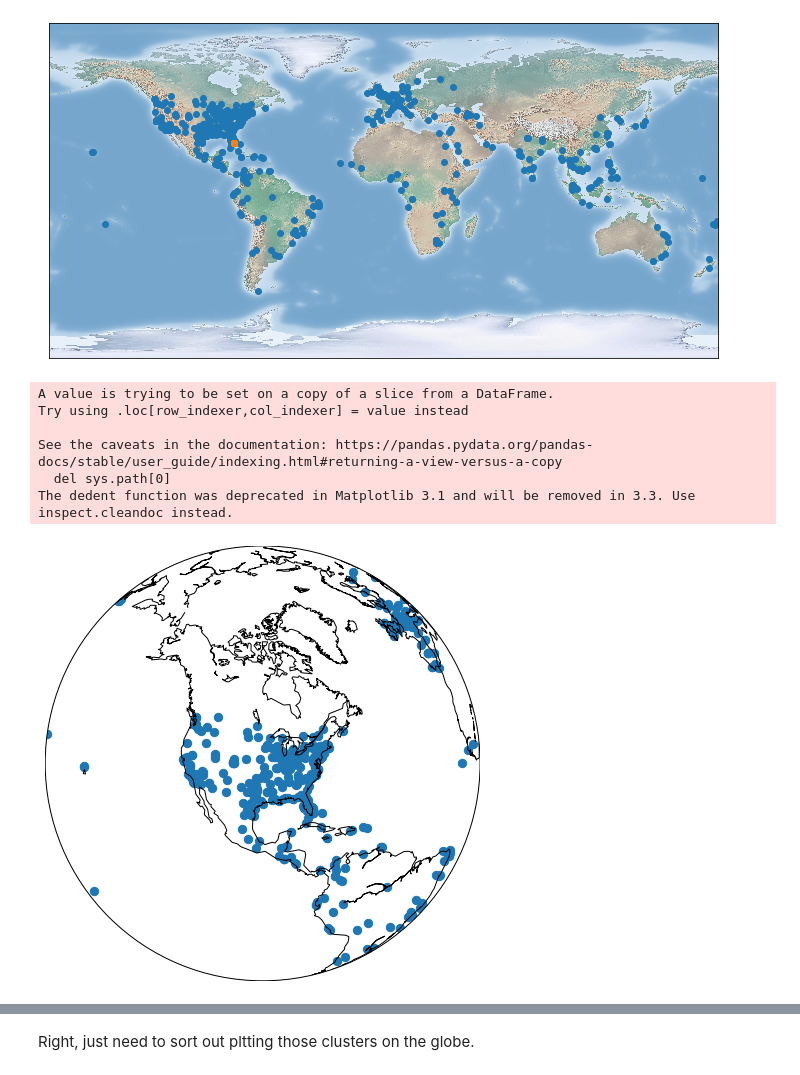
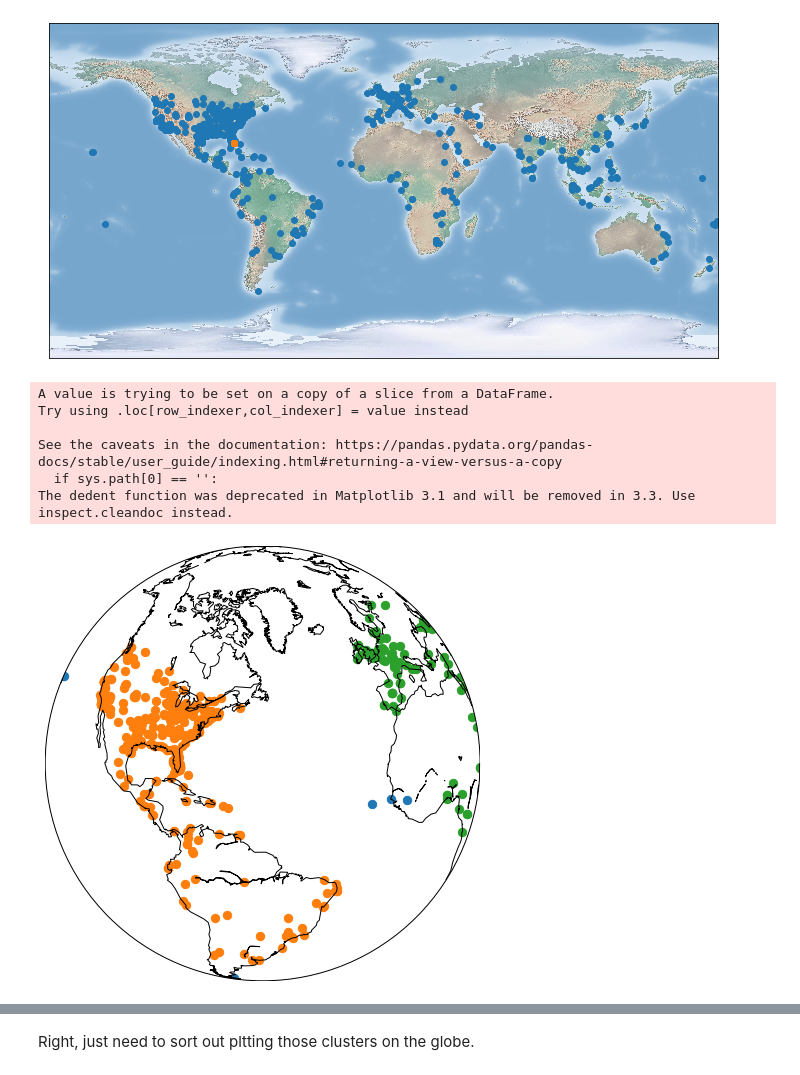
Before and after one commit to AndyWarhurst/HeadlinesLiveProject2020, a Jupyter notebook: Part 3.ipynb, the cells around one changed output, grey strips where cells are left out. Saved outputs shown, nothing was run; the diff lists cells and outputs as text; code cells hidden in the pictures.

Commit message:
Sorted out clusters on globe issue

```diff
--- a/Part 3.ipynb
+++ b/Part 3.ipynb
@@ -417,7 +417,6 @@ def plot_clusters_ortho_gc (epsilon, min_points):
 
     lats = locations["latitude"].to_numpy()
     longs = locations["longitude"].to_numpy()
-
 
     #from sklearn.cluster import DBSCAN
     cluster_model = DBSCAN(eps=epsilon, min_samples=min_points, metric=great_circle_amw)
@@ -429,27 +428,26 @@ def plot_clusters_ortho_gc (epsilon, min_points):
 
     fig = plt.figure(figsize=(12, 8))
 
-    map_ortho = Basemap(projection='ortho', lat_0=40, lon_0=-95)
+    map_ortho = Basemap(projection='ortho', lat_0=30, lon_0=10)
 
-    #for cluster_id, items in cluster_groups:
+    for cluster_id, items in cluster_groups:
         #if cluster_id == -1:
         #    continue
-        #plt.scatter(items.longitude, items.latitude)
-
-    map_ortho.scatter(longs, lats, latlon=True, s=70)
+        cl_lats = items["latitude"].to_numpy()
+        cl_longs = items["longitude"].to_numpy()
+        map_ortho.scatter(cl_longs, cl_lats, latlon=True, s=70)
 
     locations = locations.drop(columns=['d_cluster'])
-    #map_plotter.shadedrelief()
 
     map_ortho.drawcoastlines()
     plt.show()
 # %%
-plot_clusters_ortho_gc(17,10)
+plot_clusters_ortho_gc(1887,10)
 # %% [output]
 A value is trying to be set on a copy of a slice from a DataFrame.
 Try using .loc[row_indexer,col_indexer] = value instead
 
 See the caveats in the documentation: https://pandas.pydata.org/pandas-docs/stable/user_guide/indexing.html#returning-a-view-versus-a-copy
-  del sys.path[0]
+  if sys.path[0] == '':
 The dedent function was deprecated in Matplotlib 3.1 and will be removed in 3.3. Use inspect.cleandoc instead.
-[figure, old version]
+[figure, new version]
```
Also changed, not shown: parts of 1 cell of this notebook.
